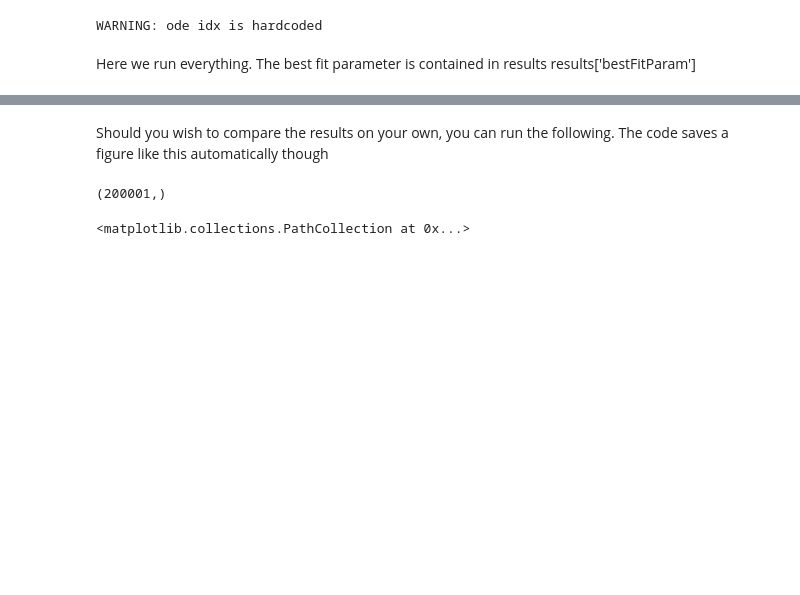
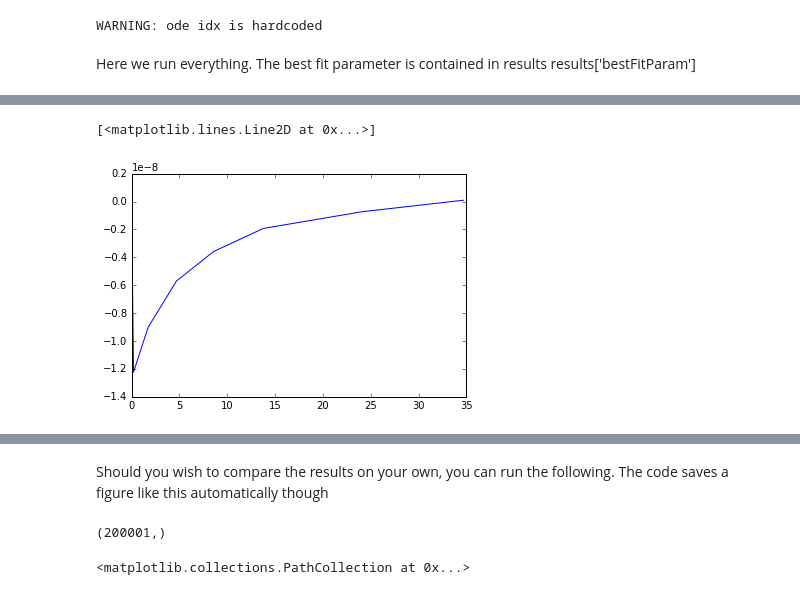
Before and after one commit to huskeypm/microglia, a Jupyter notebook: fitting/fitting.ipynb, the cells around one changed output, grey strips where cells are left out. Saved outputs shown, nothing was run; the diff lists cells and outputs as text; code cells hidden in the pictures; blank space fills up the shorter version.

```diff
--- a/fitting/fitting.ipynb
+++ b/fitting/fitting.ipynb
@@ -152,3 +146,8 @@ A more complicated example in which a time-dependent profile is compared
 # %%
+scale = 1/30. * 1e-9
 expdata = np.loadtxt("../validation/Toulme2012_Fig6c.csv",skiprows=4, delimiter=",")
-plt.plot(expdata[:,0],expdata[:,1]/np.min(expdata[:,1]))
+expdata[:,1]*=scale
+plt.plot(expdata[:,0],expdata[:,1])
+# %% [output]
+[<matplotlib.lines.Line2D at 0x...>]
+[figure, added]
```
Also changed, not shown: parts of 13 cells of this notebook, 1 other file.
